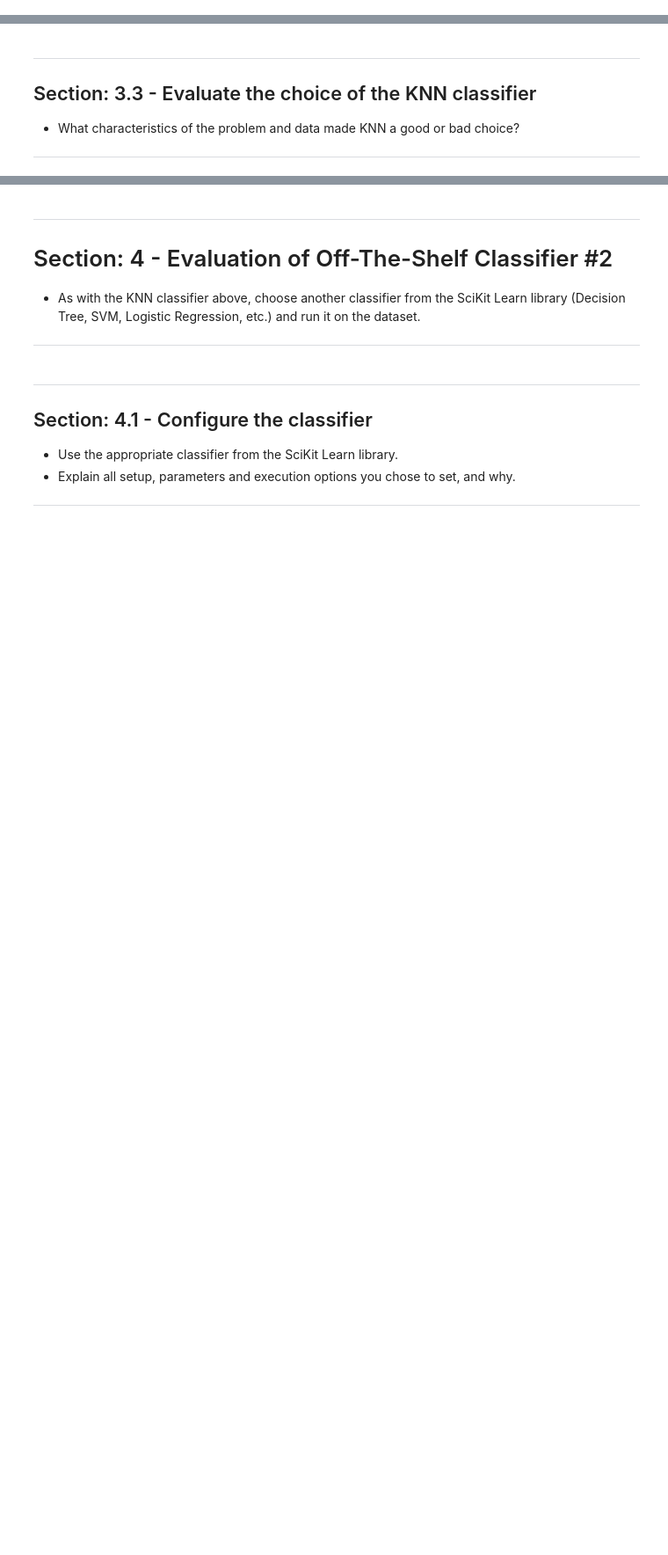
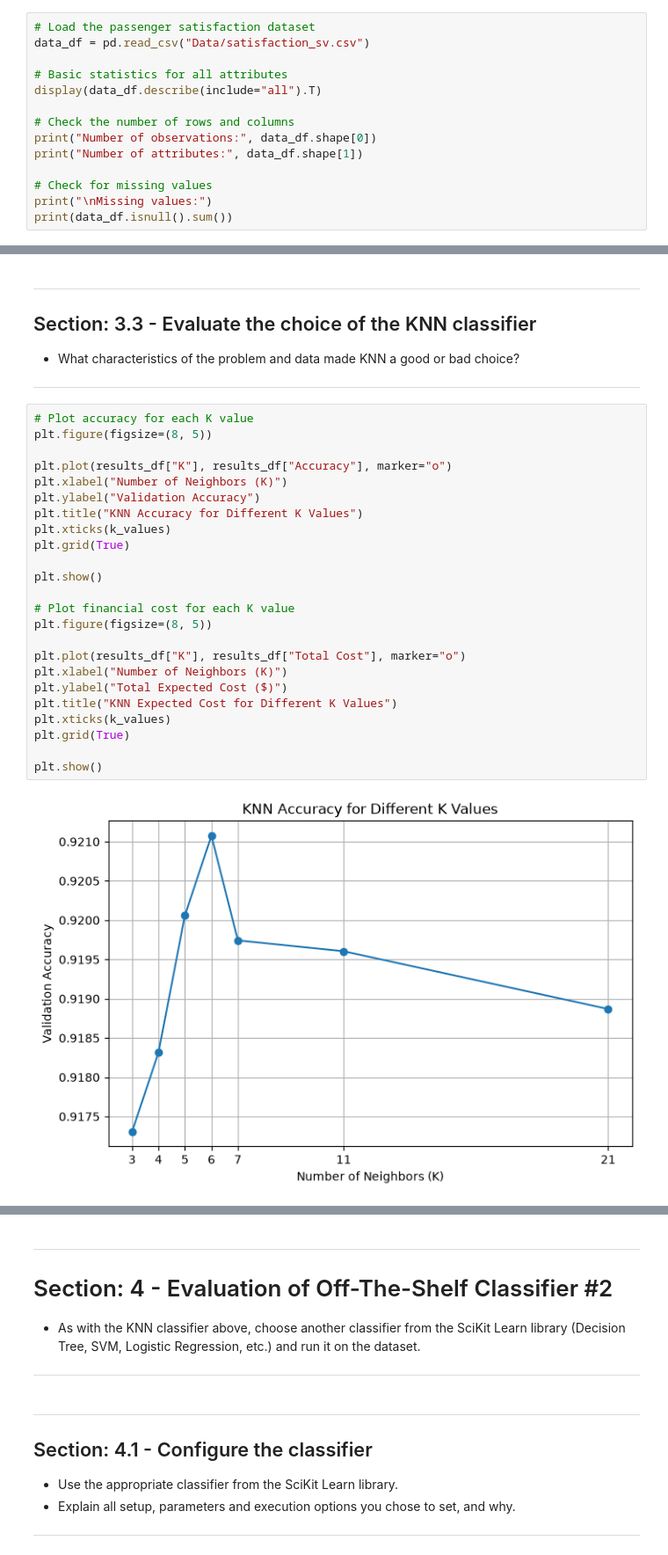
Before and after one commit to Smrfee/DataMining, a Jupyter notebook: HW2/CSE5243_HW2.ipynb, the cells around one changed output, grey strips where cells are left out. Shown at 88% size. Cells and saved outputs as stored; diff of their text form; blank space fills up the shorter version.

```diff
--- a/HW2/CSE5243_HW2.ipynb
+++ b/HW2/CSE5243_HW2.ipynb
@@ -207,3 +255,17 @@ pd.set_option('display.max_columns', 50) #include to avoid ... in middle of disp
 - List which attributes are Nominal (even though they are encoded as numbers), Ordinal, Interval, Ratio.
 - **NOTE: Just summarize here.  You will need to know which attributes are Nominal, etc., so it would be useful to list them here.**
 ***
+# %%
+# Load the passenger satisfaction dataset
+data_df = pd.read_csv("Data/satisfaction_sv.csv")
+
+# Basic statistics for all attributes
+display(data_df.describe(include="all").T)
+
+# Check the number of rows and columns
+print("Number of observations:", data_df.shape[0])
+print("Number of attributes:", data_df.shape[1])
+
+# Check for missing values
+print("\nMissing values:")
+print(data_df.isnull().sum())
@@ -246,3 +524,29 @@ pd.set_option('display.max_columns', 50) #include to avoid ... in middle of disp
 ## Section: 3.3 - Evaluate the choice of the KNN classifier
 - What characteristics of the problem and data made KNN a good or bad choice?
 ***
+# %%
+# Plot accuracy for each K value
+plt.figure(figsize=(8, 5))
+
+plt.plot(results_df["K"], results_df["Accuracy"], marker="o")
+plt.xlabel("Number of Neighbors (K)")
+plt.ylabel("Validation Accuracy")
+plt.title("KNN Accuracy for Different K Values")
+plt.xticks(k_values)
+plt.grid(True)
+
+plt.show()
+
+# Plot financial cost for each K value
+plt.figure(figsize=(8, 5))
+
+plt.plot(results_df["K"], results_df["Total Cost"], marker="o")
+plt.xlabel("Number of Neighbors (K)")
+plt.ylabel("Total Expected Cost ($)")
+plt.title("KNN Expected Cost for Different K Values")
+plt.xticks(k_values)
+plt.grid(True)
+
+plt.show()
+# %% [output]
+[figure, added]
```
Also changed, not shown: parts of 22 cells of this notebook.
